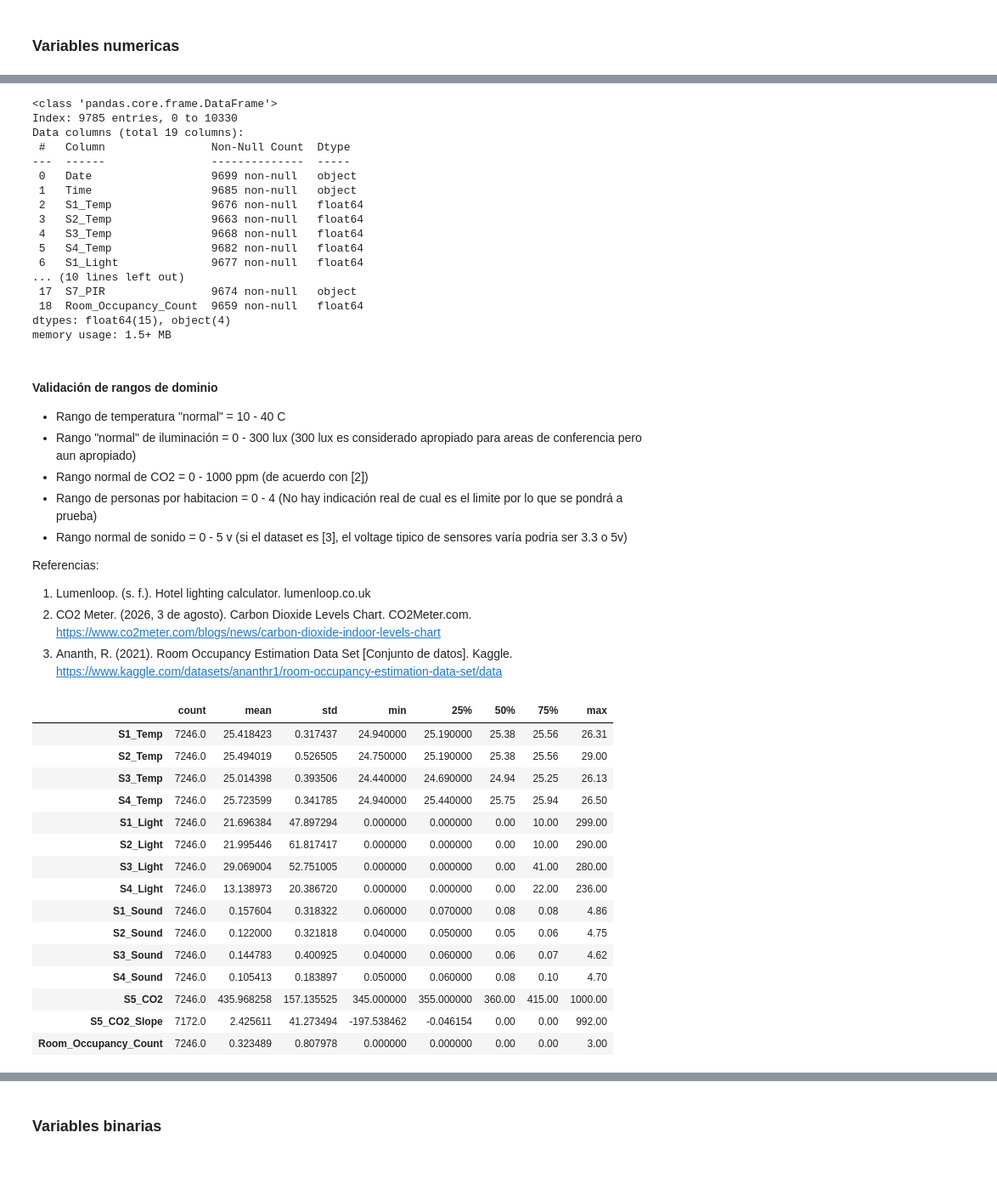
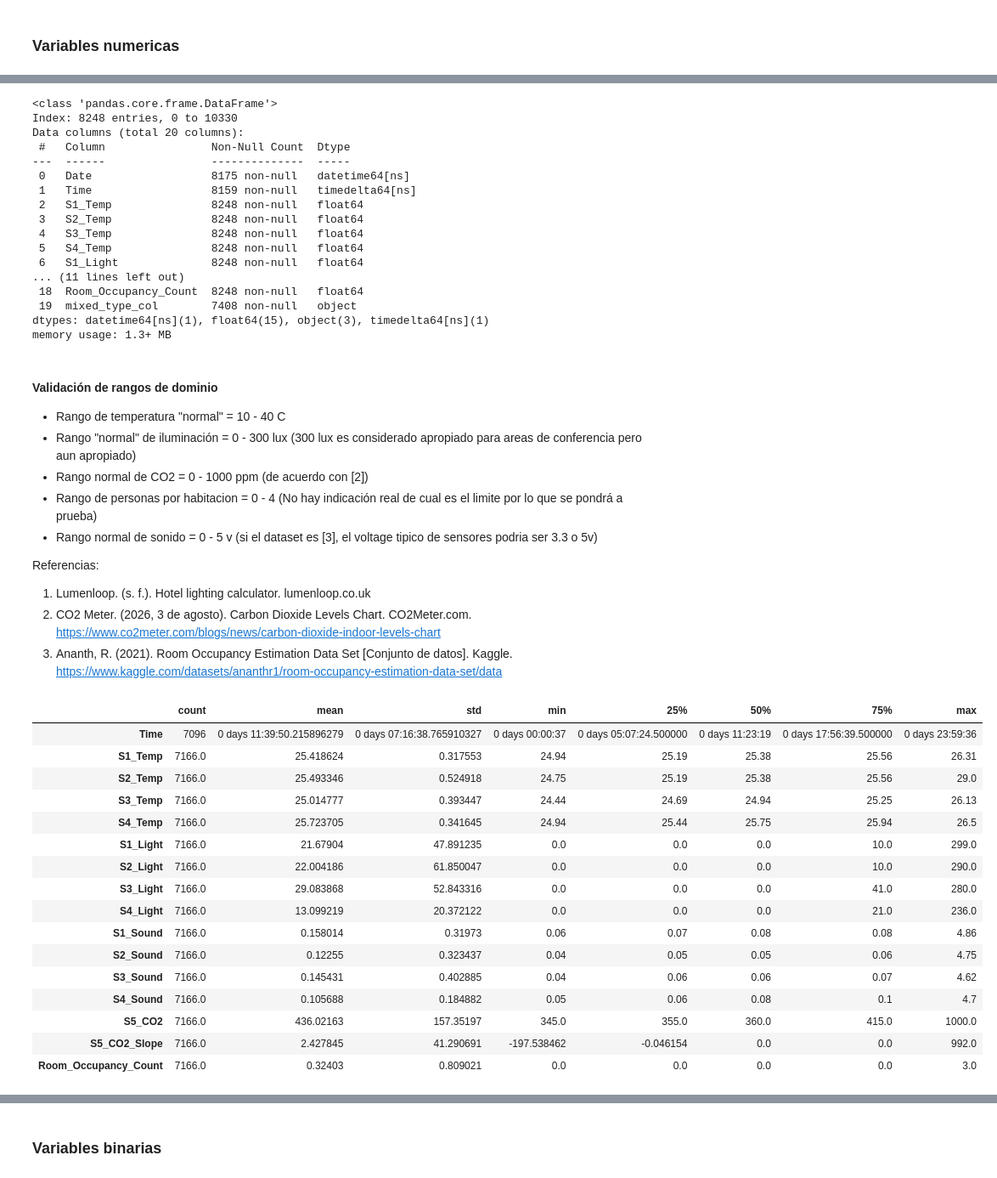
Before and after one commit to AngelBriFi/mlopsAct3, a Jupyter notebook: A03_A01796844.ipynb, the cells around one changed output, grey strips where cells are left out. Shown at 85% size. Drawn from its saved outputs; the diff is of its cells as text; code cells hidden in the pictures.

```diff
--- a/A03_A01796844.ipynb
+++ b/A03_A01796844.ipynb
@@ -258,0 +264,5 @@ Columns: 19
+# %%
+#Conversion de variables temporales
+modDf['Date'] = modDf['Date'].str.strip().apply(pd.to_datetime)
+modDf['Time'] = modDf['Time'].str.strip().apply(pd.to_timedelta)
+modDf.info()
@@ -286,7 +316,7 @@ def numericErrors(df : pd.DataFrame, colList : list):
     errors = []
     for col in colList:
         converted = pd.to_numeric(df[col], errors="coerce")
-        invalid = df[col].notna() & converted.isna()
+        invalid = converted.isna() #df[col].notna() &
 
         for idx in df.index[invalid]:
             errors.append({
@@ -336,22 +370,22 @@ pd.to_numeric
 modDF_delR.info()
 # %% [output]
 <class 'pandas.core.frame.DataFrame'>
-Index: 9785 entries, 0 to 10330
-Data columns (total 19 columns):
+Index: 8248 entries, 0 to 10330
+Data columns (total 20 columns):
  #   Column                Non-Null Count  Dtype
 ---  ------                --------------  -----
- 0   Date                  9699 non-null   object
- 1   Time                  9685 non-null   object
- 2   S1_Temp               9676 non-null   float64
- 3   S2_Temp               9663 non-null   float64
- 4   S3_Temp               9668 non-null   float64
- 5   S4_Temp               9682 non-null   float64
- 6   S1_Light              9677 non-null   float64
-... (10 lines left out)
- 17  S7_PIR                9674 non-null   object
- 18  Room_Occupancy_Count  9659 non-null   float64
-dtypes: float64(15), object(4)
-memory usage: 1.5+ MB
+ 0   Date                  8175 non-null   datetime64[ns]
+ 1   Time                  8159 non-null   timedelta64[ns]
+ 2   S1_Temp               8248 non-null   float64
+ 3   S2_Temp               8248 non-null   float64
+ 4   S3_Temp               8248 non-null   float64
+ 5   S4_Temp               8248 non-null   float64
+ 6   S1_Light              8248 non-null   float64
+... (11 lines left out)
+ 18  Room_Occupancy_Count  8248 non-null   float64
+ 19  mixed_type_col        7408 non-null   object
+dtypes: datetime64[ns](1), float64(15), object(3), timedelta64[ns](1)
+memory usage: 1.3+ MB
 # %% [markdown]
 #### Validación de rangos de dominio
 
@@ -359,7 +393,7 @@ memory usage: 1.5+ MB
 * Rango "normal" de iluminación = 0 - 300 lux (300 lux es considerado apropiado para areas de conferencia pero aun apropiado)
 * Rango normal de CO2 = 0 - 1000 ppm (de acuerdo con [2])
 * Rango de personas por habitacion = 0 - 4 (No hay indicación real de cual es el limite por lo que se pondrá a prueba)
-* Rango normal de sonido = 0 - 5 v (si el dataset es [3], el voltage tipico de sensores varía podria ser 3.3 o 5v)
+* Rango normal de sonido = 0 - 5 v (si el dataset es [3], el voltage tipico de sensores podria ser 3.3 o 5v)
 
 Referencias:
 1. Lumenloop. (s. f.). Hotel lighting calculator. lumenloop.co.uk
@@ -368,30 +402,31 @@ Referencias:
 # %%
 rangeTemp = [10.0,40.0]
 rangeLux = [0,300.0]
 rangoCo2 = [0,1000]
 rangoP = [0,4]
 rangoSonido = [0,5]
-modDf_NumC = modDF_delR.loc[(modDF_delR.S1_Temp.between(*rangeTemp)) & (modDF_delR.S2_Temp.between(*rangeTemp)) & (modDF_delR.S3_Temp.between(*rangeTemp)) & (modDF_delR.S4_Temp.between(*rangeTemp)) &
-                               (modDF_delR.S1_Light.between(*rangeLux)) & (modDF_delR.S2_Light.between(*rangeLux)) & (modDF_delR.S3_Light.between(*rangeLux)) & (modDF_delR.S4_Light.between(*rangeLux)) &
+modDf_NumC = modDF_delR.loc[((modDF_delR.S1_Temp.between(*rangeTemp)) & (modDF_delR.S2_Temp.between(*rangeTemp)) & (modDF_delR.S3_Temp.between(*rangeTemp)) & (modDF_delR.S4_Temp.between(*rangeTemp))) &
+                               ((modDF_delR.S1_Light.between(*rangeLux)) & (modDF_delR.S2_Light.between(*rangeLux)) & (modDF_delR.S3_Light.between(*rangeLux)) & (modDF_delR.S4_Light.between(*rangeLux))) &
                                (modDF_delR.S5_CO2.between(*rangoCo2)) &
-                               (modDF_delR.S1_Sound.between(*rangoSonido)) & (modDF_delR.S2_Sound.between(*rangoSonido)) & (modDF_delR.S3_Sound.between(*rangoSonido)) & (modDF_delR.S4_Sound.between(*rangoSonido)) &
+                               ((modDF_delR.S1_Sound.between(*rangoSonido)) & (modDF_delR.S2_Sound.between(*rangoSonido)) & (modDF_delR.S3_Sound.between(*rangoSonido)) & (modDF_delR.S4_Sound.between(*rangoSonido))) &
                                (modDF_delR.Room_Occupancy_Count.between(*rangoP))]
 
-modDf_NumC.describe().T
+modDf_NumC.describe(include=np.number).T
 # %% [output]
 |  | count | mean | std | min | 25% | 50% | 75% | max |
-| S1_Temp | 7246.0 | 25.418423 | 0.317437 | 24.940000 | 25.190000 | 25.38 | 25.56 | 26.31 |
-| S2_Temp | 7246.0 | 25.494019 | 0.526505 | 24.750000 | 25.190000 | 25.38 | 25.56 | 29.00 |
-| S3_Temp | 7246.0 | 25.014398 | 0.393506 | 24.440000 | 24.690000 | 24.94 | 25.25 | 26.13 |
-| S4_Temp | 7246.0 | 25.723599 | 0.341785 | 24.940000 | 25.440000 | 25.75 | 25.94 | 26.50 |
-| S1_Light | 7246.0 | 21.696384 | 47.897294 | 0.000000 | 0.000000 | 0.00 | 10.00 | 299.00 |
-| S2_Light | 7246.0 | 21.995446 | 61.817417 | 0.000000 | 0.000000 | 0.00 | 10.00 | 290.00 |
-| S3_Light | 7246.0 | 29.069004 | 52.751005 | 0.000000 | 0.000000 | 0.00 | 41.00 | 280.00 |
-| S4_Light | 7246.0 | 13.138973 | 20.386720 | 0.000000 | 0.000000 | 0.00 | 22.00 | 236.00 |
-| S1_Sound | 7246.0 | 0.157604 | 0.318322 | 0.060000 | 0.070000 | 0.08 | 0.08 | 4.86 |
-| S2_Sound | 7246.0 | 0.122000 | 0.321818 | 0.040000 | 0.050000 | 0.05 | 0.06 | 4.75 |
-| S3_Sound | 7246.0 | 0.144783 | 0.400925 | 0.040000 | 0.060000 | 0.06 | 0.07 | 4.62 |
-| S4_Sound | 7246.0 | 0.105413 | 0.183897 | 0.050000 | 0.060000 | 0.08 | 0.10 | 4.70 |
-| S5_CO2 | 7246.0 | 435.968258 | 157.135525 | 345.000000 | 355.000000 | 360.00 | 415.00 | 1000.00 |
-| S5_CO2_Slope | 7172.0 | 2.425611 | 41.273494 | -197.538462 | -0.046154 | 0.00 | 0.00 | 992.00 |
-| Room_Occupancy_Count | 7246.0 | 0.323489 | 0.807978 | 0.000000 | 0.000000 | 0.00 | 0.00 | 3.00 |
+| Time | 7096 | 0 days 11:39:50.215896279 | 0 days 07:16:38.765910327 | 0 days 00:00:37 | 0 days 05:07:24.500000 | 0 days 11:23:19 | 0 days 17:56:39.500000 | 0 days 23:59:36 |
+| S1_Temp | 7166.0 | 25.418624 | 0.317553 | 24.94 | 25.19 | 25.38 | 25.56 | 26.31 |
+| S2_Temp | 7166.0 | 25.493346 | 0.524918 | 24.75 | 25.19 | 25.38 | 25.56 | 29.0 |
+| S3_Temp | 7166.0 | 25.014777 | 0.393447 | 24.44 | 24.69 | 24.94 | 25.25 | 26.13 |
+| S4_Temp | 7166.0 | 25.723705 | 0.341645 | 24.94 | 25.44 | 25.75 | 25.94 | 26.5 |
+| S1_Light | 7166.0 | 21.67904 | 47.891235 | 0.0 | 0.0 | 0.0 | 10.0 | 299.0 |
+| S2_Light | 7166.0 | 22.004186 | 61.850047 | 0.0 | 0.0 | 0.0 | 10.0 | 290.0 |
+| S3_Light | 7166.0 | 29.083868 | 52.843316 | 0.0 | 0.0 | 0.0 | 41.0 | 280.0 |
+| S4_Light | 7166.0 | 13.099219 | 20.372122 | 0.0 | 0.0 | 0.0 | 21.0 | 236.0 |
+| S1_Sound | 7166.0 | 0.158014 | 0.31973 | 0.06 | 0.07 | 0.08 | 0.08 | 4.86 |
+| S2_Sound | 7166.0 | 0.12255 | 0.323437 | 0.04 | 0.05 | 0.05 | 0.06 | 4.75 |
+| S3_Sound | 7166.0 | 0.145431 | 0.402885 | 0.04 | 0.06 | 0.06 | 0.07 | 4.62 |
+| S4_Sound | 7166.0 | 0.105688 | 0.184882 | 0.05 | 0.06 | 0.08 | 0.1 | 4.7 |
+| S5_CO2 | 7166.0 | 436.02163 | 157.35197 | 345.0 | 355.0 | 360.0 | 415.0 | 1000.0 |
+| S5_CO2_Slope | 7166.0 | 2.427845 | 41.290691 | -197.538462 | -0.046154 | 0.0 | 0.0 | 992.0 |
+| Room_Occupancy_Count | 7166.0 | 0.32403 | 0.809021 | 0.0 | 0.0 | 0.0 | 0.0 | 3.0 |
```
Also changed, not shown: parts of 26 cells of this notebook.
